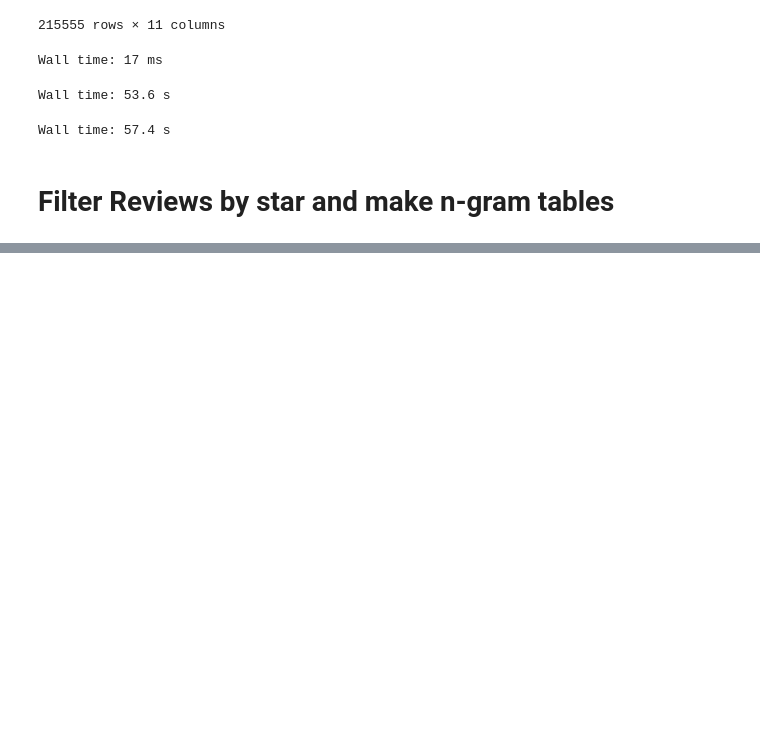
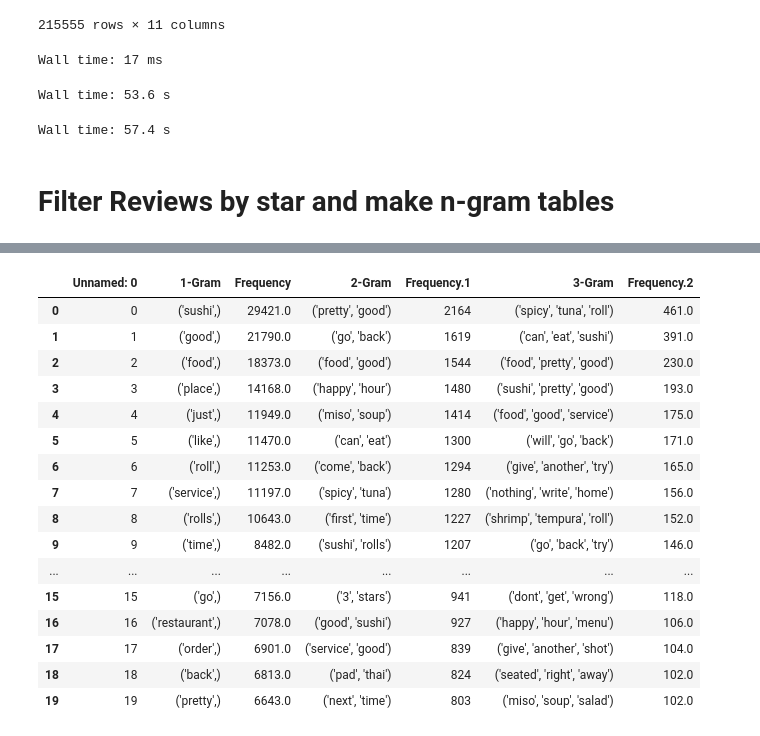
Before and after one commit to rstuder9090/YelpReviews, a Jupyter notebook: Code/N-Gram_Calculation.ipynb, the cells around one changed output, grey strips where cells are left out. Drawn from its saved outputs; the diff is of its cells as text; code cells hidden in the pictures; blank space fills up the shorter version.

```diff
--- a/Code/N-Gram_Calculation.ipynb
+++ b/Code/N-Gram_Calculation.ipynb
@@ -97,0 +160,20 @@ Wall time: 2min 38s
+# %%
+pd.read_csv('3-Star-grams.csv').head(20)
+# %% [output]
+|  | Unnamed: 0 | 1-Gram | Frequency | 2-Gram | Frequency.1 | 3-Gram | Frequency.2 |
+| 0 | 0 | ('sushi',) | 29421.0 | ('pretty', 'good') | 2164 | ('spicy', 'tuna', 'roll') | 461.0 |
+| 1 | 1 | ('good',) | 21790.0 | ('go', 'back') | 1619 | ('can', 'eat', 'sushi') | 391.0 |
+| 2 | 2 | ('food',) | 18373.0 | ('food', 'good') | 1544 | ('food', 'pretty', 'good') | 230.0 |
+| 3 | 3 | ('place',) | 14168.0 | ('happy', 'hour') | 1480 | ('sushi', 'pretty', 'good') | 193.0 |
+| 4 | 4 | ('just',) | 11949.0 | ('miso', 'soup') | 1414 | ('food', 'good', 'service') | 175.0 |
+| 5 | 5 | ('like',) | 11470.0 | ('can', 'eat') | 1300 | ('will', 'go', 'back') | 171.0 |
+| 6 | 6 | ('roll',) | 11253.0 | ('come', 'back') | 1294 | ('give', 'another', 'try') | 165.0 |
+| 7 | 7 | ('service',) | 11197.0 | ('spicy', 'tuna') | 1280 | ('nothing', 'write', 'home') | 156.0 |
+| 8 | 8 | ('rolls',) | 10643.0 | ('first', 'time') | 1227 | ('shrimp', 'tempura', 'roll') | 152.0 |
+| 9 | 9 | ('time',) | 8482.0 | ('sushi', 'rolls') | 1207 | ('go', 'back', 'try') | 146.0 |
+| ... | ... | ... | ... | ... | ... | ... | ... |
+| 15 | 15 | ('go',) | 7156.0 | ('3', 'stars') | 941 | ('dont', 'get', 'wrong') | 118.0 |
+| 16 | 16 | ('restaurant',) | 7078.0 | ('good', 'sushi') | 927 | ('happy', 'hour', 'menu') | 106.0 |
+| 17 | 17 | ('order',) | 6901.0 | ('service', 'good') | 839 | ('give', 'another', 'shot') | 104.0 |
+| 18 | 18 | ('back',) | 6813.0 | ('pad', 'thai') | 824 | ('seated', 'right', 'away') | 102.0 |
+| 19 | 19 | ('pretty',) | 6643.0 | ('next', 'time') | 803 | ('miso', 'soup', 'salad') | 102.0 |
```
Also changed, not shown: parts of 6 cells of this notebook.
